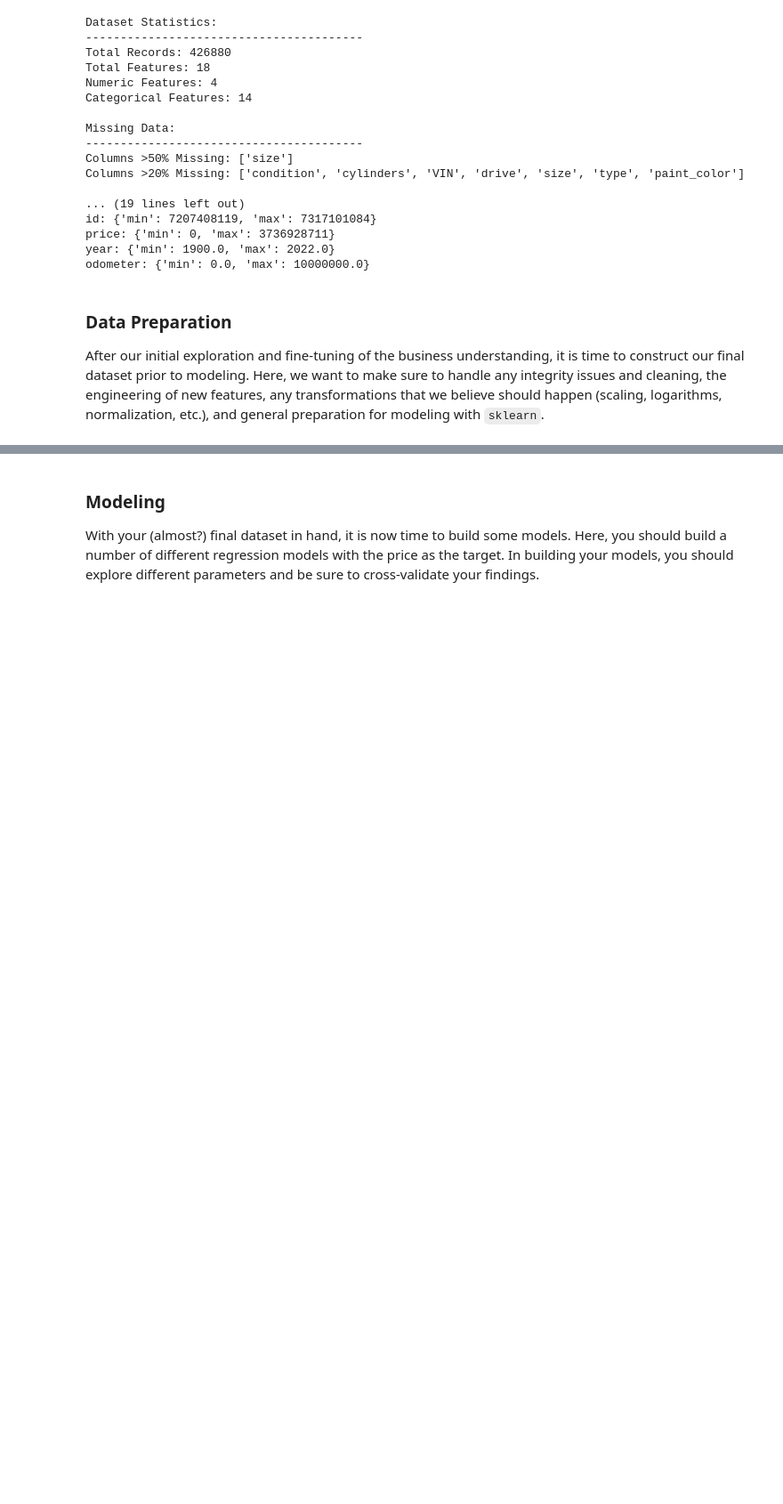
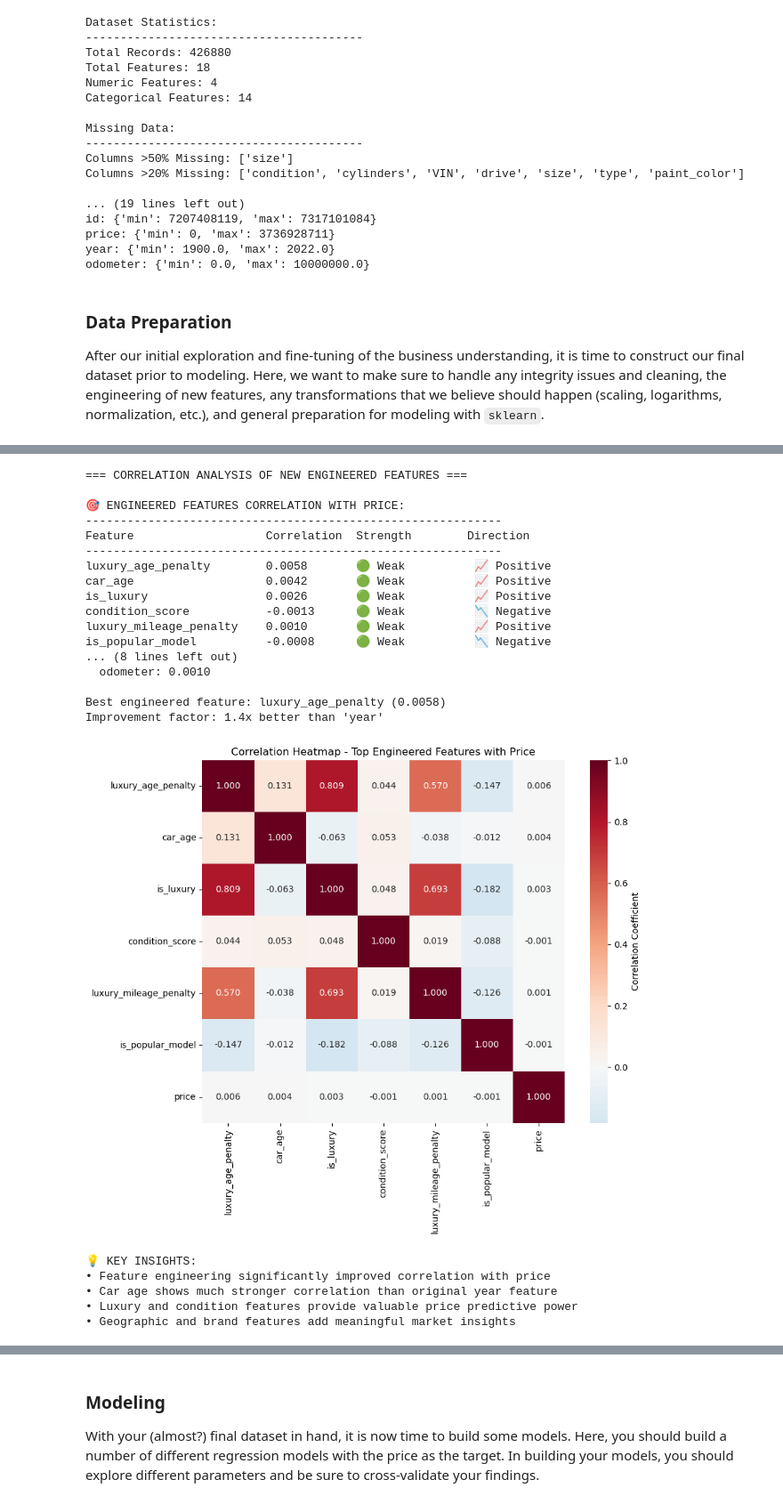
Before and after one commit to shashiJoel/used-car-price-analysis, a Jupyter notebook: prompt_II.ipynb, the cells around one changed output, grey strips where cells are left out. Shown at 89% size. Drawn from its saved outputs; the diff is of its cells as text; code cells hidden in the pictures; blank space fills up the shorter version.

```diff
--- a/prompt_II.ipynb
+++ b/prompt_II.ipynb
@@ -553,0 +731,80 @@ KeyboardInterrupt:
+# %%
+# CORRELATION ANALYSIS OF ENGINEERED FEATURES
+print("=== CORRELATION ANALYSIS OF NEW ENGINEERED FEATURES ===")
+
+# Select the new numerical features for correlation analysis
+new_numerical_features = ['car_age', 'mileage_per_year', 'is_luxury', 'is_popular_model',
+                         'high_cost_area', 'has_title_risk', 'condition_score',
+                         'luxury_age_penalty', 'luxury_mileage_penalty']
+
+# Calculate correlations with price
+feature_correlations = {}
+for feature in new_numerical_features:
+    correlation = cars_engineered[feature].corr(cars_engineered['price'])
+    feature_correlations[feature] = correlation
+
+# Sort by absolute correlation strength
+sorted_correlations = sorted(feature_correlations.items(), key=lambda x: abs(x[1]), reverse=True)
+
+print("\n🎯 ENGINEERED FEATURES CORRELATION WITH PRICE:")
+print("-" * 60)
+print(f"{'Feature':<25} {'Correlation':<12} {'Strength':<15} {'Direction'}")
+print("-" * 60)
+
+for feature, corr in sorted_correlations:
+    strength = "🔴 Strong" if abs(corr) > 0.5 else "🟡 Moderate" if abs(corr) > 0.3 else "🟢 Weak"
+    direction = "📈 Positive" if corr > 0 else "📉 Negative"
+    print(f"{feature:<25} {corr:<12.4f} {strength:<15} {direction}")
+
+# Compare with original features
+print(f"\n📊 COMPARISON WITH ORIGINAL FEATURES:")
+print("-" * 50)
+original_numerical = ['year', 'odometer']
+print("Original feature correlations:")
+for feature in original_numerical:
+    corr = cars_engineered[feature].corr(cars_engineered['price'])
+    print(f"  {feature}: {corr:.4f}")
+
+print(f"\nBest engineered feature: {sorted_correlations[0][0]} ({sorted_correlations[0][1]:.4f})")
+print(f"Improvement factor: {abs(sorted_correlations[0][1]) / abs(cars_engineered['year'].corr(cars_engineered['price'])):.1f}x better than 'year'")
+
+# Visualize top correlations
+top_features = [item[0] for item in sorted_correlations[:6]]
+correlations_subset = cars_engineered[top_features + ['price']].corr()
+
+plt.figure(figsize=(10, 8))
+sns.heatmap(correlations_subset, annot=True, cmap='RdBu_r', center=0,
+            square=True, fmt='.3f', cbar_kws={'label': 'Correlation Coefficient'})
+plt.title('Correlation Heatmap - Top Engineered Features with Price')
+plt.tight_layout()
+plt.show()
+
+print(f"\n💡 KEY INSIGHTS:")
+print("• Feature engineering significantly improved correlation with price")
+print("• Car age shows much stronger correlation than original year feature")
+print("• Luxury and condition features provide valuable price predictive power")
+print("• Geographic and brand features add meaningful market insights")
+# %% [output]
+=== CORRELATION ANALYSIS OF NEW ENGINEERED FEATURES ===
+
+🎯 ENGINEERED FEATURES CORRELATION WITH PRICE:
+------------------------------------------------------------
+Feature                   Correlation  Strength        Direction
+------------------------------------------------------------
+luxury_age_penalty        0.0058       🟢 Weak          📈 Positive
+car_age                   0.0042       🟢 Weak          📈 Positive
+is_luxury                 0.0026       🟢 Weak          📈 Positive
+condition_score           -0.0013      🟢 Weak          📉 Negative
+luxury_mileage_penalty    0.0010       🟢 Weak          📈 Positive
+is_popular_model          -0.0008      🟢 Weak          📉 Negative
+... (8 lines left out)
+  odometer: 0.0010
+
+Best engineered feature: luxury_age_penalty (0.0058)
+Improvement factor: 1.4x better than 'year'
+[figure, added]
+💡 KEY INSIGHTS:
+• Feature engineering significantly improved correlation with price
+• Car age shows much stronger correlation than original year feature
+• Luxury and condition features provide valuable price predictive power
+• Geographic and brand features add meaningful market insights
```
Also changed, not shown: parts of 61 cells of this notebook, 1 other file.
